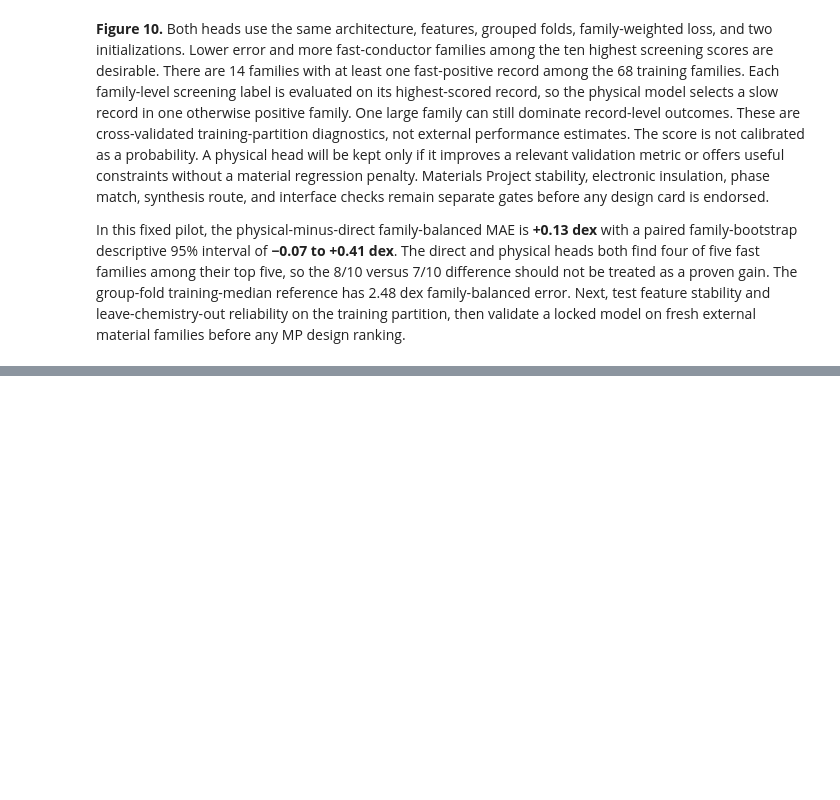
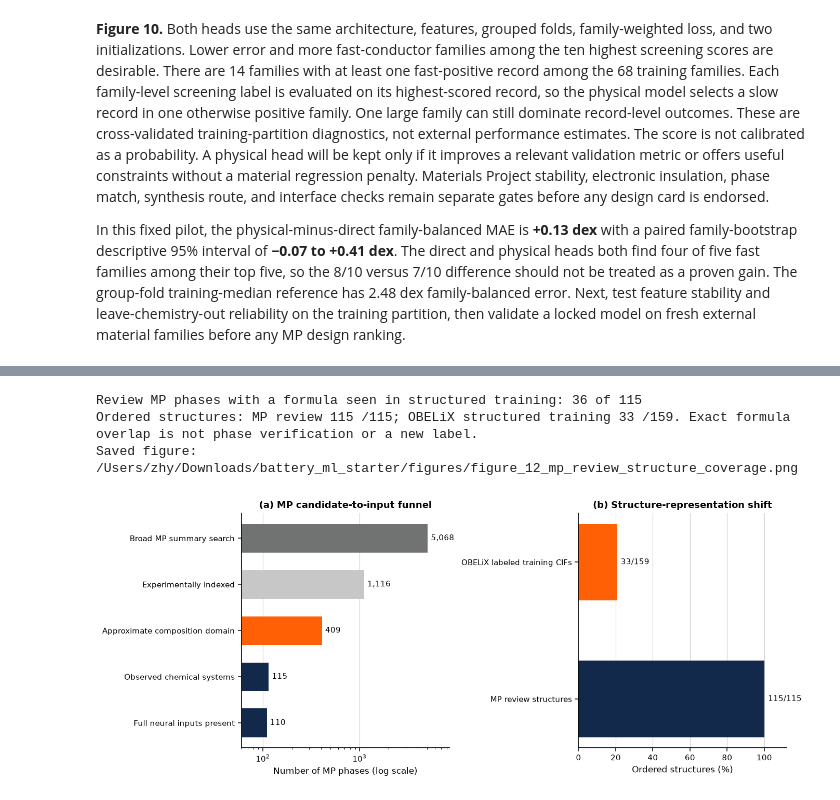
Before and after one commit to ZJYang-96485/Physics-Informed-Neural-Network-and-Multiscale-Simulations-for-Lithium-Ion-Conductors, a Jupyter notebook: battery_materials_project.ipynb, the cells around one changed output, grey strips where cells are left out. Saved outputs shown, nothing was run; the diff lists cells and outputs as text; code cells hidden in the pictures; blank space fills up the shorter version.

```diff
--- a/battery_materials_project.ipynb
+++ b/battery_materials_project.ipynb
@@ -3763,0 +3945,16 @@ In this fixed pilot, the physical-minus-direct family-balanced MAE is **+0.13 de
+# %%
+# Compare the physical constraint with the same direct reference, one family at a time.
+paired_rows=[]
+for scheme in ("linked_family","chemical_component"):
+    frame=refinement_cv.loc[refinement_cv.scheme.eq(scheme)]
+    errors=frame.groupby(["group_linked","model"]).abs_error_dex.mean().unstack()
+    delta=(errors["density_separated"]-errors["direct_reference"]).dropna().to_numpy()
+    rng=np.random.default_rng(RANDOM_STATE)
+    draws=rng.choice(delta,size=(10000,len(delta)),replace=True).mean(axis=1)
+    low,high=np.quantile(draws,[.025,.975])
+    paired_rows.append({"validation":scheme,"families":len(delta),
+        "density_separated_minus_direct_MAE_dex":delta.mean(),
+        "descriptive_bootstrap_95_low":low,
+        "descriptive_bootstrap_95_high":high})
+refinement_paired=pd.DataFrame(paired_rows)
+display(refinement_paired)
@@ -3763,0 +4234,54 @@ In this fixed pilot, the physical-minus-direct family-balanced MAE is **+0.13 de
+# %%
+structured_train_formulas={parse_composition(formula).reduced_formula
+    for formula in descriptor_train.formula}
+mp_review_structural["formula_seen_in_structured_train"]=(
+    mp_review_structural.formula_pretty.map(
+        lambda formula:parse_composition(formula).reduced_formula)
+    .isin(structured_train_formulas))
+mp_review_structural.to_csv(MP_REVIEW_STRUCTURAL_PATH,index=False)
+print("Review MP phases with a formula seen in structured training:",
+      int(mp_review_structural.formula_seen_in_structured_train.sum()),"of 115")
+print("Ordered structures: MP review",int(mp_review_structural.mp_structure_is_ordered.sum()),
+      "/115; OBELiX structured training",int(descriptor_train.cif_is_ordered.sum()),
+      "/159. Exact formula overlap is not phase verification or a new label.")
+
+funnel_counts=[
+    ("Broad MP summary search",len(mp_domain_audit)),
+    ("Experimentally indexed",int(mp_domain_audit.theoretical.eq(False).sum())),
+    ("Approximate composition domain",int((mp_domain_audit.theoretical.eq(False)
+        & mp_domain_audit.in_approximate_composition_domain).sum())),
+    ("Observed chemical systems",len(practical_mp_pool)),
+    ("Full neural inputs present",int(mp_review_structural.neural_input_ready.sum())),
+]
+fig,axes=plt.subplots(1,2,figsize=(11.3,4.5),constrained_layout=True)
+labels,counts=zip(*funnel_counts)
+colors=[ILLINI_STORM,ILLINI_STORM_LIGHT,ILLINI_ORANGE,ILLINI_BLUE,ILLINI_BLUE]
+bars=axes[0].barh(range(len(counts)),counts,color=colors,height=.62)
+axes[0].set_yticks(range(len(counts)),labels)
+axes[0].invert_yaxis();axes[0].set_xscale("log")
+axes[0].set_xlim(60,8500);axes[0].set_xlabel("Number of MP phases (log scale)")
+axes[0].set_title("(a) MP candidate-to-input funnel")
+for bar,count in zip(bars,counts):
+    axes[0].text(count*1.08,bar.get_y()+bar.get_height()/2,
+                 f"{count:,}",va="center",fontsize=9)
+finish_axis(axes[0],"x")
+ordered_percent=[100*descriptor_train.cif_is_ordered.mean(),
+                 100*mp_review_structural.mp_structure_is_ordered.mean()]
+bars=axes[1].barh([0,1],ordered_percent,color=[ILLINI_ORANGE,ILLINI_BLUE],height=.56)
+axes[1].set_yticks([0,1],["OBELiX labeled training CIFs","MP review structures"])
+axes[1].invert_yaxis();axes[1].set_xlim(0,112)
+axes[1].set_xlabel("Ordered structures (%)")
+axes[1].set_title("(b) Structure-representation shift")
+for bar,count,total in zip(bars,[int(descriptor_train.cif_is_ordered.sum()),
+                                 int(mp_review_structural.mp_structure_is_ordered.sum())],
+                           [len(descriptor_train),len(mp_review_structural)]):
+    axes[1].text(bar.get_width()+2,bar.get_y()+bar.get_height()/2,
+                 f"{count}/{total}",va="center",fontsize=9)
+finish_axis(axes[1],"x")
+save_report_figure(fig,"figure_12_mp_review_structure_coverage.png")
+plt.show()
+# %% [output]
+Review MP phases with a formula seen in structured training: 36 of 115
+Ordered structures: MP review 115 /115; OBELiX structured training 33 /159. Exact formula overlap is not phase verification or a new label.
+Saved figure: /Users/zhy/Downloads/battery_ml_starter/figures/figure_12_mp_review_structure_coverage.png
+[figure, added]
```
Also changed, not shown: parts of 16 cells of this notebook, 10 other files.
